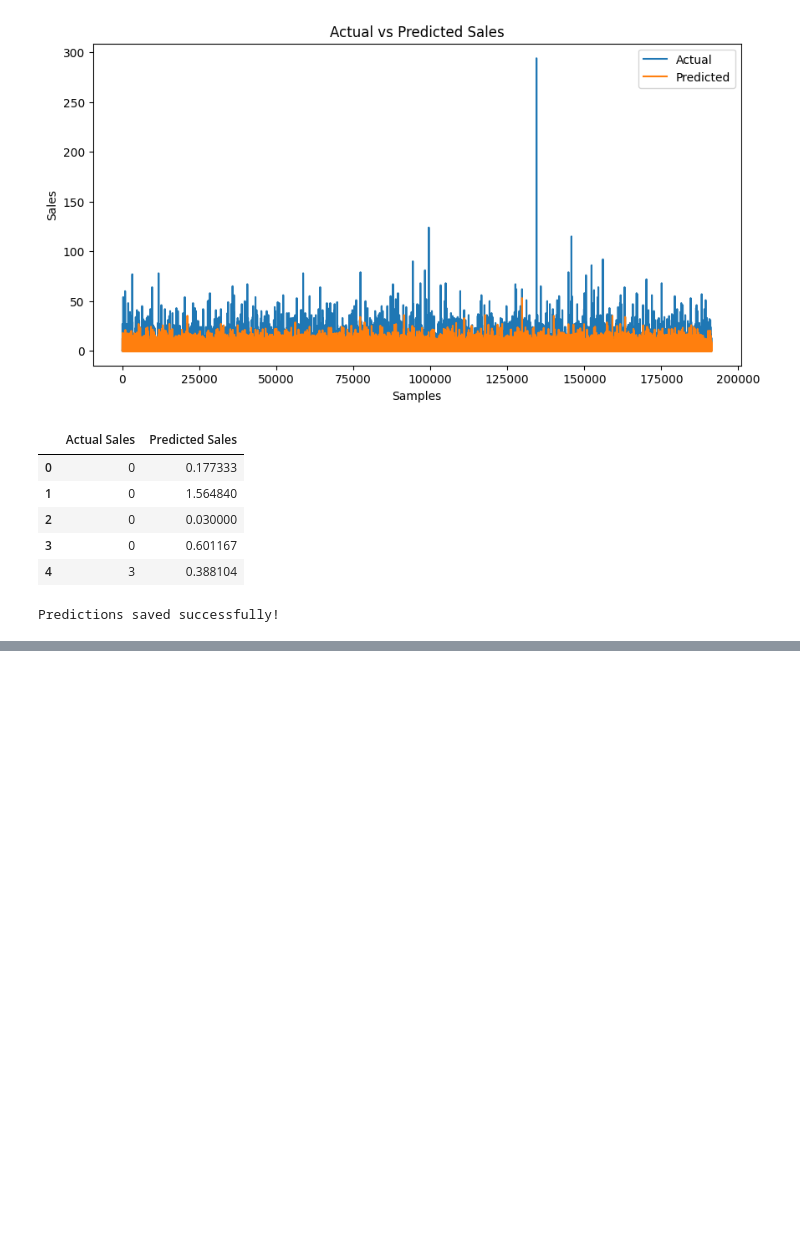
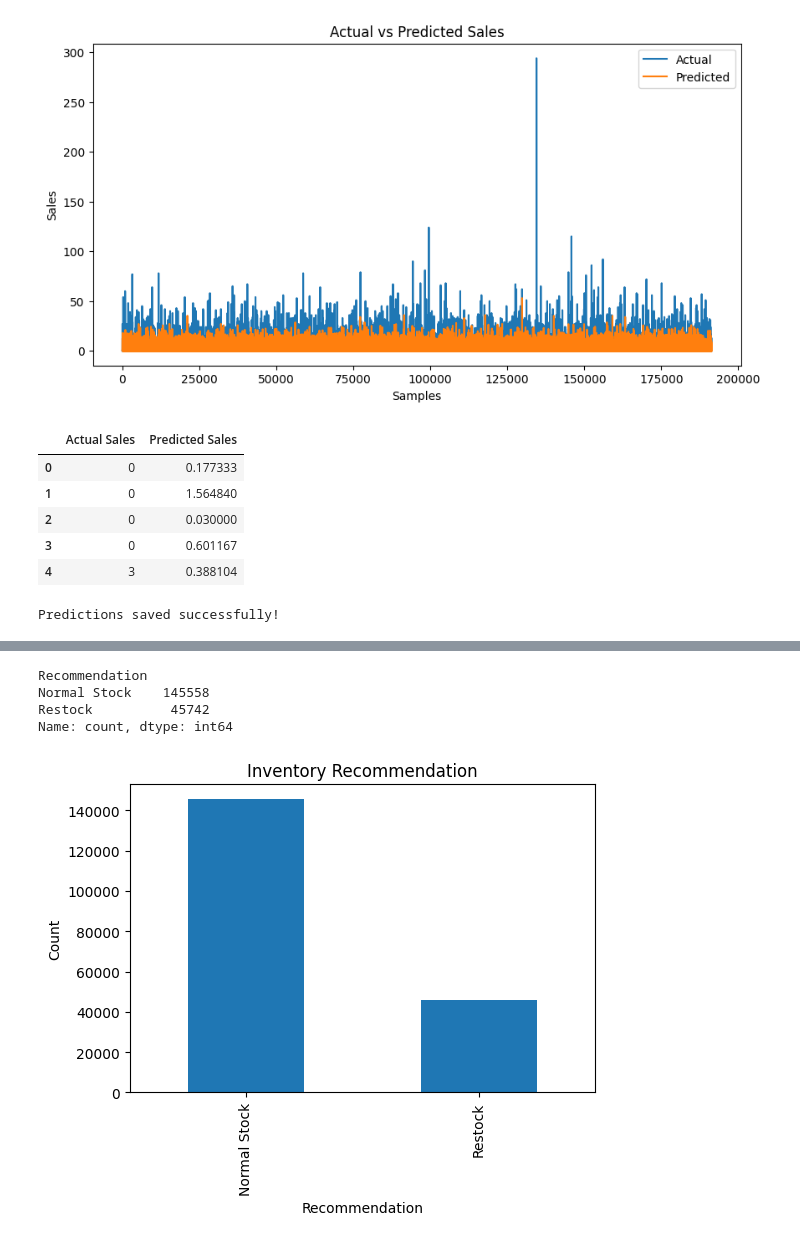
Before and after one commit to chintharevathireddy-blip/Retail-Demand-Forecasting, a Jupyter notebook: notebooks/01_Data_Understanding.ipynb, the cells around one changed output, grey strips where cells are left out. Cells and saved outputs as stored; diff of their text form; code cells hidden in the pictures; blank space fills up the shorter version.

Commit message:
Added inventory recommendation analysis and exported prediction results

```diff
--- a/notebooks/01_Data_Understanding.ipynb
+++ b/notebooks/01_Data_Understanding.ipynb
@@ -1205,0 +1206,4 @@ os.listdir("../reports")
+# %%
+inventory = comparison.copy()
+
+inventory.head()
@@ -1205,0 +1217,5 @@ os.listdir("../reports")
+# %%
+inventory["Recommendation"] = inventory["Predicted Sales"].apply(
+    lambda x: "Restock" if x > inventory["Predicted Sales"].mean()
+    else "Normal Stock"
+)
@@ -1205,0 +1236,21 @@ os.listdir("../reports")
+# %%
+inventory["Recommendation"].value_counts()
+# %% [output]
+Recommendation
+Normal Stock    145558
+Restock          45742
+Name: count, dtype: int64
+# %%
+plt.figure(figsize=(6,4))
+
+inventory["Recommendation"].value_counts().plot(
+    kind="bar"
+)
+
+plt.title("Inventory Recommendation")
+plt.xlabel("Recommendation")
+plt.ylabel("Count")
+
+plt.show()
+# %% [output]
+[figure, added]
```
Also changed, not shown: parts of 5 cells of this notebook.
